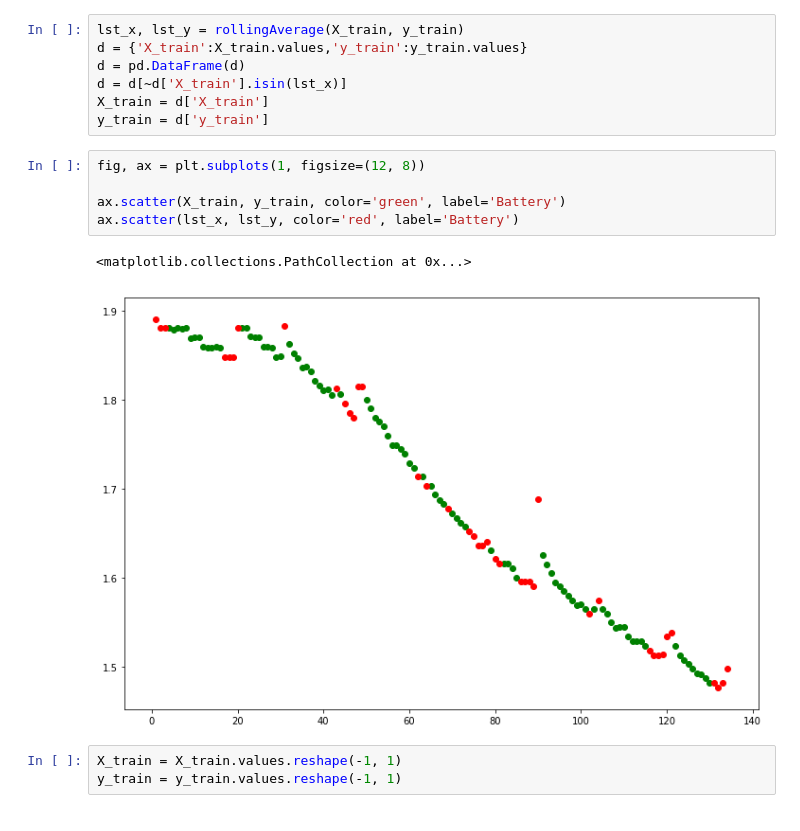
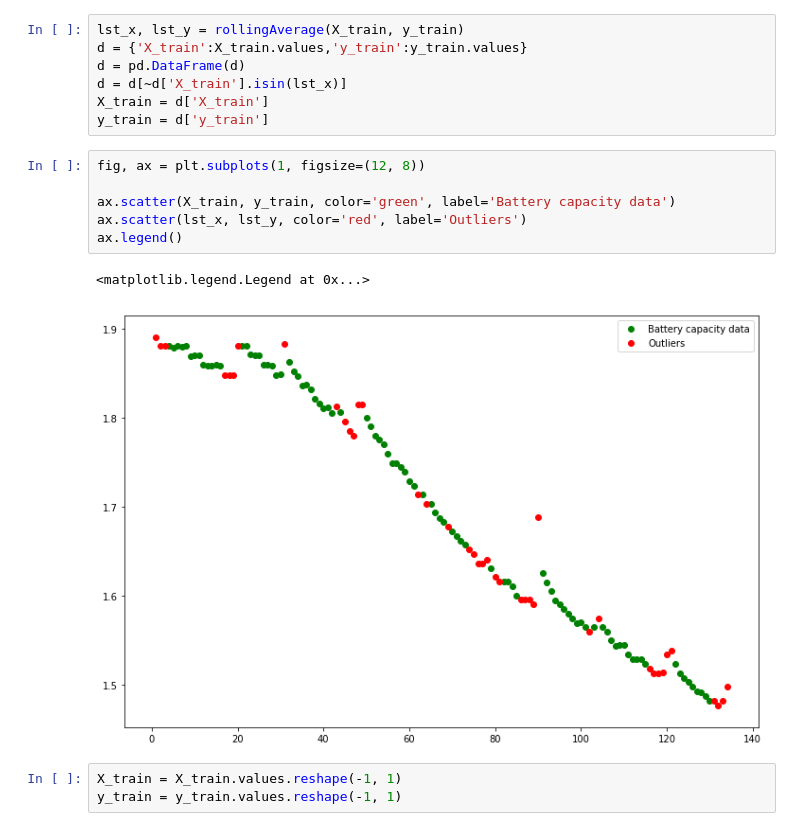
Before and after one commit to PotatoSpudowski/RUL-and-SOH-estimation-of-Lithium-ion-satellite-power-systems-using-support-vector-regression, a Jupyter notebook: RUL-and-SOH-estimation.ipynb, the cells around one changed output. Saved outputs shown, nothing was run; the diff lists cells and outputs as text.

```diff
--- a/RUL-and-SOH-estimation.ipynb
+++ b/RUL-and-SOH-estimation.ipynb
@@ -360,11 +352,12 @@ y_train = d['y_train']
 # %%
 fig, ax = plt.subplots(1, figsize=(12, 8))
 
-ax.scatter(X_train, y_train, color='green', label='Battery')
-ax.scatter(lst_x, lst_y, color='red', label='Battery')
+ax.scatter(X_train, y_train, color='green', label='Battery capacity data')
+ax.scatter(lst_x, lst_y, color='red', label='Outliers')
+ax.legend()
 # %% [output]
-<matplotlib.collections.PathCollection at 0x...>
+<matplotlib.legend.Legend at 0x...>
-[figure, old version]
+[figure, new version]
 # %%
 X_train = X_train.values.reshape(-1, 1)
 y_train = y_train.values.reshape(-1, 1)
```
Also changed, not shown: parts of 4 cells of this notebook.
